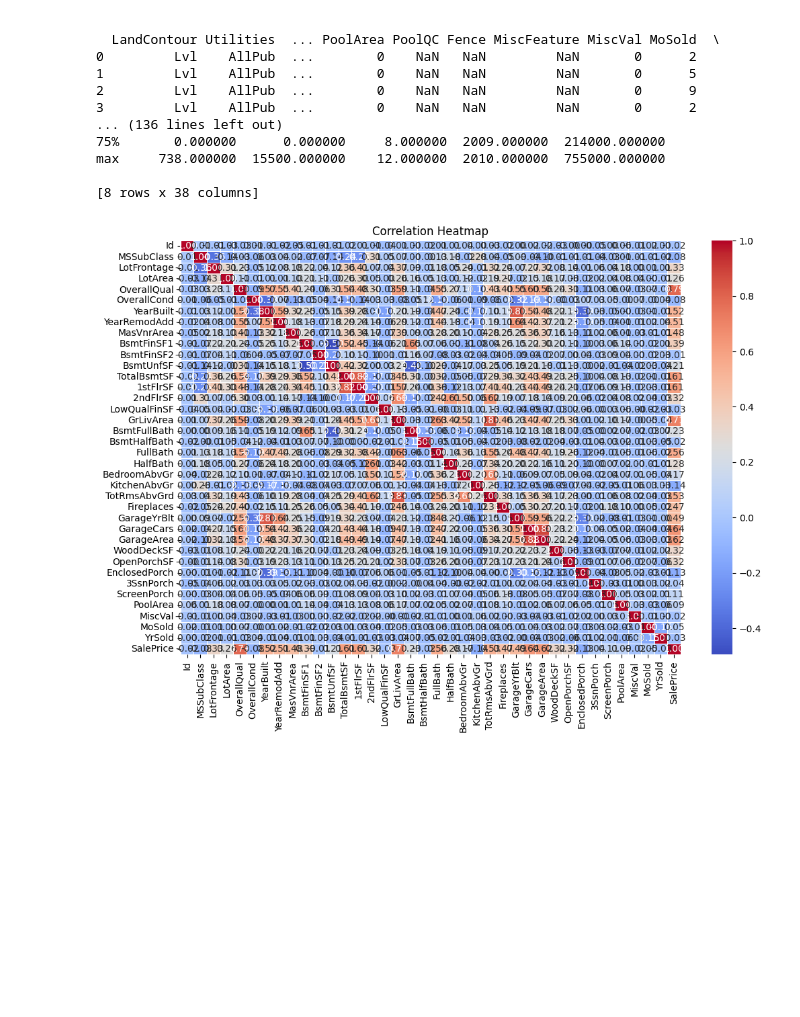
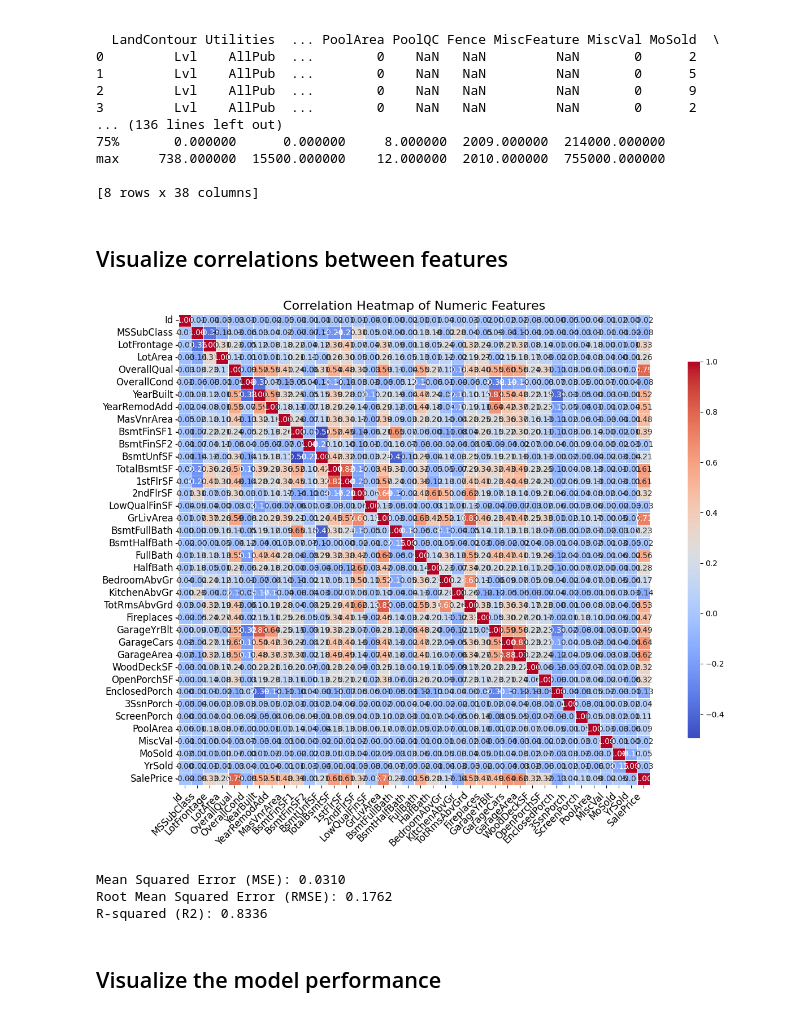
Before and after one commit to NanayawBawiah/FinalProject, a Jupyter notebook: supervised/LinearRegression/LinearRegression.ipynb, the cells around one changed output. Cells and saved outputs as stored; diff of their text form; code cells hidden in the pictures; blank space fills up the shorter version.

```diff
--- a/supervised/LinearRegression/LinearRegression.ipynb
+++ b/supervised/LinearRegression/LinearRegression.ipynb
@@ -103,52 +103,70 @@ df['LotFrontage'] = imputer.fit_transform(df[['LotFrontage']])
 max     738.000000  15500.000000    12.000000  2010.000000  755000.000000
 
 [8 rows x 38 columns]
+# %% [markdown]
+## Visualize correlations between features
 # %%
-
-# Visualize correlations between features
-plt.figure(figsize=(12, 8))
-
 # Filter only numeric columns for correlation
 numeric_df = df.select_dtypes(include=[np.number])
 
 # Compute the correlation matrix
 corr = numeric_df.corr()
 
-# Create a heatmap for the correlation matrix
-sns.heatmap(corr, annot=True, cmap='coolwarm', fmt='.2f', linewidths=0.5)
-plt.title("Correlation Heatmap")
+# Create a more visually appealing heatmap for the correlation matrix
+plt.figure(figsize=(14, 10))
+sns.heatmap(
+    corr,
+    annot=True,
+    fmt=".2f",
+    cmap="coolwarm",
+    linewidths=0.7,
+    linecolor="white",
+    cbar_kws={"shrink": 0.8, "aspect": 30},
+    square=True
+)
+plt.title("Correlation Heatmap of Numeric Features", fontsize=16)
+plt.xticks(rotation=45, ha='right', fontsize=12)
+plt.yticks(fontsize=12)
+plt.tight_layout()
 plt.show()
-
 
 # Choose relevant features for linear regression
 features = ['LotArea', 'OverallQual', 'GrLivArea', 'TotalBsmtSF', 'GarageCars', '1stFlrSF', 'FullBath', 'HalfBath']
 X = df[features]
 y = df['SalePrice']
 
 # Log transform the target variable to normalize it
 y = np.log1p(y)
 
 # Split the data into training and testing sets
 X_train, X_test, y_train, y_test = train_test_split(X, y, test_size=0.2, random_state=42)
 
 # Standardize the features using StandardScaler
 scaler = StandardScaler()
 X_train_scaled = scaler.fit_transform(X_train)
 X_test_scaled = scaler.transform(X_test)
 
-# Create a linear regression model
+# Create and fit the linear regression model
 model = LinearRegression()
-
-# Fit the linear regression model
 model.fit(X_train_scaled, y_train)
 
 # Predict using the test set
 y_pred = model.predict(X_test_scaled)
 
 # Evaluate the model
 mse = mean_squared_error(y_test, y_pred)
-rmse = np.sqrt(mse)  # RMSE for better interpretability
+rmse = np.sqrt(mse)
 r2 = r2_score(y_test, y_pred)
+
+# Print evaluation metrics
+print(f"Mean Squared Error (MSE): {mse:.4f}")
+print(f"Root Mean Squared Error (RMSE): {rmse:.4f}")
+print(f"R-squared (R2): {r2:.4f}")
 # %% [output]
-[figure, old version]
+[figure, new version]
+Mean Squared Error (MSE): 0.0310
+Root Mean Squared Error (RMSE): 0.1762
+R-squared (R2): 0.8336
+# %% [markdown]
+## Visualize the model performance
 # %%
```
Also changed, not shown: parts of 2 cells of this notebook.
